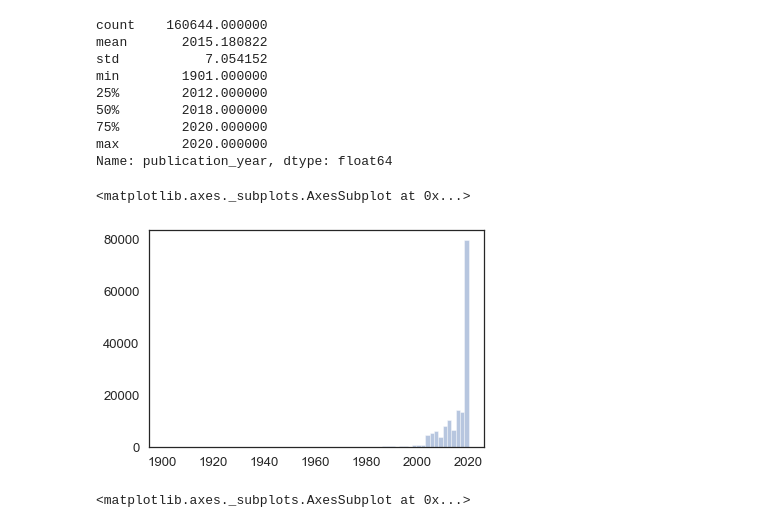
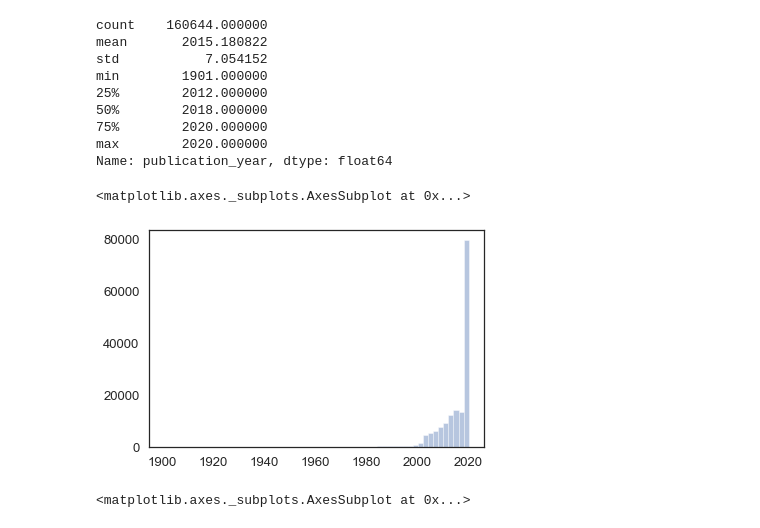
Before and after one commit to CWTSLeiden/cwts_covid, a Jupyter notebook: Notebook_3_metadata_overview.ipynb, the cells around one changed output. Cells and saved outputs as stored; diff of their text form; code cells hidden in the pictures.

```diff
--- a/Notebook_3_metadata_overview.ipynb
+++ b/Notebook_3_metadata_overview.ipynb
@@ -75,10 +78,10 @@ min        1901.000000
 max        2020.000000
 Name: publication_year, dtype: float64
 # %%
-sns.distplot(df_meta.publication_year.tolist(), bins=70, kde=False)
+sns.distplot(df_meta.publication_year.tolist(), bins=60, kde=False)
 # %% [output]
 <matplotlib.axes._subplots.AxesSubplot at 0x...>
-[figure, old version]
+[figure, new version]
 # %%
 sns.distplot(df_meta[(pd.notnull(df_meta.publication_year)) & (df_meta.publication_year > 2000)].publication_year.tolist(), bins=20, hist=True, kde=False)
 # %% [output]
```
Also changed, not shown: parts of 1 cell of this notebook, 1 other file.
